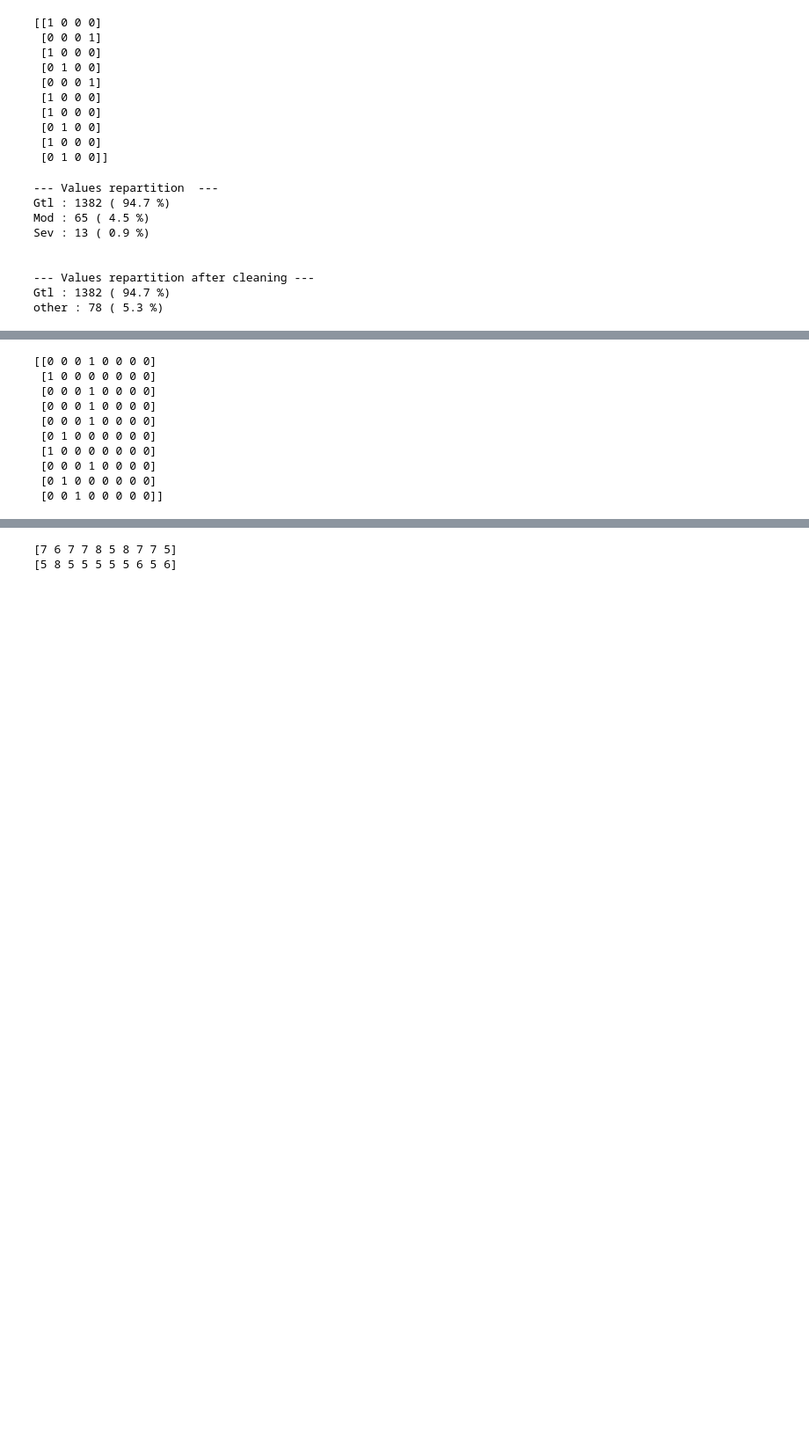
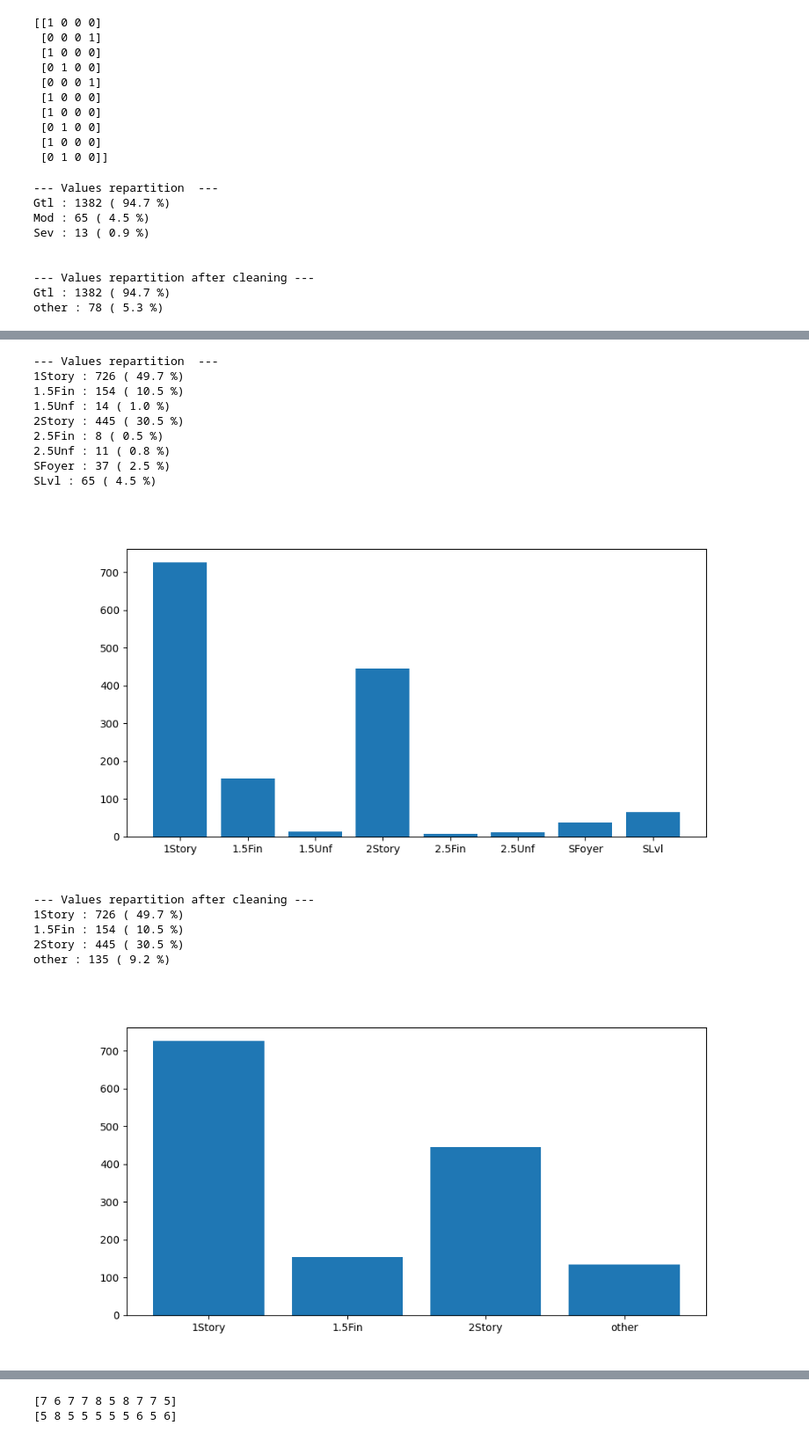
Before and after one commit to MaximeD34/house_price, a Jupyter notebook: data_processing.ipynb, the cells around one changed output, grey strips where cells are left out. Shown: that part at 88% size. Saved outputs shown, nothing was run; the diff lists cells and outputs as text; code cells hidden in the pictures; blank space fills up the shorter version.

```diff
--- a/data_processing.ipynb
+++ b/data_processing.ipynb
@@ -413,17 +481,33 @@ print(oneHotEncodedBldgType[:10])
 # %%
 #HouseStyle
-HouseStyle = data[:,16]
+HouseStyle = data[:,16].copy()
 uniqueHouseStyle = np.array(["1Story", "1.5Fin", "1.5Unf", "2Story", "2.5Fin", "2.5Unf", "SFoyer", "SLvl"])
+
+printRepartion(HouseStyle, uniqueHouseStyle)
+plotRepartition(HouseStyle, uniqueHouseStyle)
+
+#we only keep the first 3 categories
+HouseStyle[~np.isin(HouseStyle,  ["1Story", "1.5Fin", "2Story"])] = "other"
+uniqueHouseStyle = np.array(["1Story", "1.5Fin", "2Story", "other"])
+
+printRepartion(HouseStyle, uniqueHouseStyle, "after cleaning")
+plotRepartition(HouseStyle, uniqueHouseStyle)
 oneHotEncodedHouseStyle = oneHotEncode(HouseStyle, uniqueHouseStyle)
 print(oneHotEncodedHouseStyle[:10])
 # %% [output]
-[[0 0 0 1 0 0 0 0]
- [1 0 0 0 0 0 0 0]
- [0 0 0 1 0 0 0 0]
- [0 0 0 1 0 0 0 0]
- [0 0 0 1 0 0 0 0]
- [0 1 0 0 0 0 0 0]
- [1 0 0 0 0 0 0 0]
- [0 0 0 1 0 0 0 0]
- [0 1 0 0 0 0 0 0]
- [0 0 1 0 0 0 0 0]]
+--- Values repartition  ---
+1Story : 726 ( 49.7 %)
+1.5Fin : 154 ( 10.5 %)
+1.5Unf : 14 ( 1.0 %)
+2Story : 445 ( 30.5 %)
+2.5Fin : 8 ( 0.5 %)
+2.5Unf : 11 ( 0.8 %)
+SFoyer : 37 ( 2.5 %)
+SLvl : 65 ( 4.5 %)
+[figure, added]
+--- Values repartition after cleaning ---
+1Story : 726 ( 49.7 %)
+1.5Fin : 154 ( 10.5 %)
+2Story : 445 ( 30.5 %)
+other : 135 ( 9.2 %)
+[figure, added]
```
Also changed, not shown: parts of 20 cells of this notebook.
